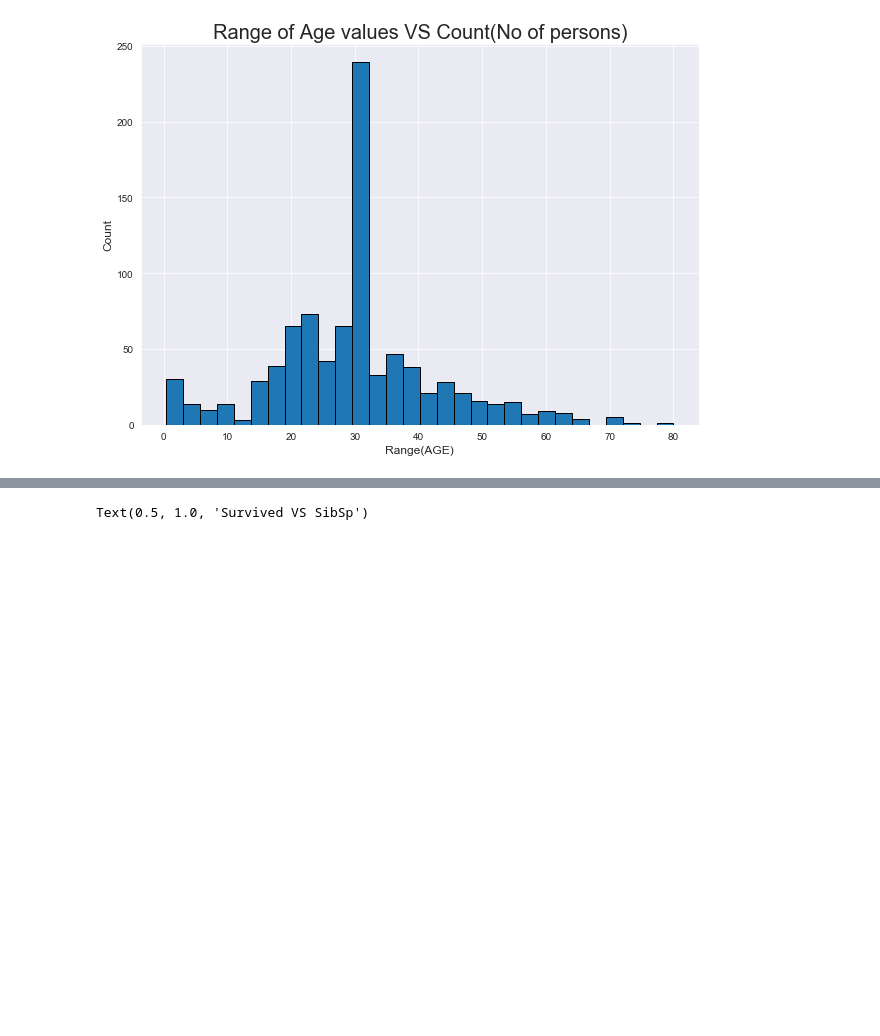
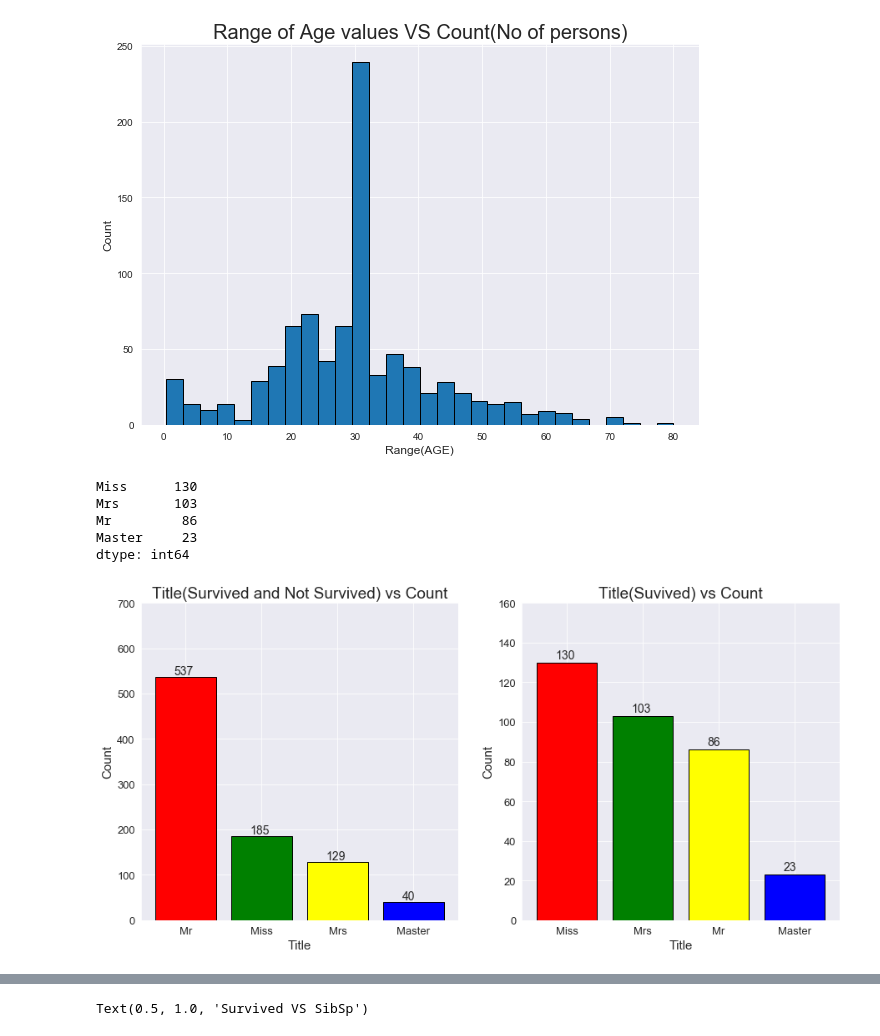
Before and after one commit to KJKR73/Titanic-Dset, a Jupyter notebook: Titanic Dataset Visual.ipynb, the cells around one changed output, grey strips where cells are left out. Drawn from its saved outputs; the diff is of its cells as text; code cells hidden in the pictures; blank space fills up the shorter version.

```diff
--- a/Titanic Dataset Visual.ipynb
+++ b/Titanic Dataset Visual.ipynb
@@ -187,6 +191,64 @@ plt.ylabel('Count', fontsize = 12)
 # %% [output]
 Text(0, 0.5, 'Count')
 [figure]
+# %%
+def get_title(string):
+    if '.' in string:
+        return string.split(',')[1].split('.')[0].strip()
+    else:
+        return 'N.F'
+def replace_titles(x):
+    title = x['Title']
+    if title in ['Capt', 'Col', 'Don', 'Jonkheer', 'Major', 'Rev', 'Sir']:
+        return 'Mr'
+    elif title in ['the Countess', 'Mme', 'Lady']:
+        return 'Mrs'
+    elif title in ['Mlle', 'Ms']:
+        return 'Miss'
+    elif title =='Dr':
+        if x['Sex']=='male':
+            return 'Mr'
+        else:
+            return 'Mrs'
+    else:
+        return title
+
+
+dataset['Title'] = dataset['Name'].apply(get_title)
+temp_title = dataset.apply(replace_titles, axis = 1)
+temp_title.value_counts()
+data_sur = dataset[dataset['Survived'] == 1]
+survived_title = data_sur.apply(replace_titles, axis = 1)
+survived_title.value_counts()
+# %% [output]
+Miss      130
+Mrs       103
+Mr         86
+Master     23
+dtype: int64
+# %%
+fig,axes = plt.subplots(1,2, figsize = (15,7))
+a = axes[0].bar(temp_title.value_counts().index, height=temp_title.value_counts().values, color=['red','green','yellow','blue'],
+       edgecolor = 'Black')
+axes[0].set_xlabel('Title', fontdict={'fontsize':15})
+axes[0].set_ylabel('Count', fontdict={'fontsize':15})
+axes[0].set_title('Title(Survived and Not Survived) vs Count', fontdict={'fontsize':19})
+axes[0].tick_params(labelsize = 13)
+axes[0].set_yticks(range(0,800,100))
+for ax in a.patches:
+    axes[0].text(ax.get_x() + 0.25, ax.get_height() + 5, str(round(ax.get_height(), 2)), fontdict={'fontsize':14})
+
+b = axes[1].bar(survived_title.value_counts().index, height=survived_title.value_counts().values, color=['red','green','yellow','blue'],
+       edgecolor = 'Black')
+axes[1].set_xlabel('Title', fontdict={'fontsize':15})
+axes[1].set_ylabel('Count', fontdict={'fontsize':15})
+axes[1].set_title('Title(Suvived) vs Count', fontdict={'fontsize':19})
+axes[1].tick_params(labelsize = 13)
+axes[1].set_yticks(range(0,180,20))
+for ax in b.patches:
+    axes[1].text(ax.get_x() + 0.25, ax.get_height() + 2, str(round(ax.get_height(), 2)), fontdict={'fontsize':14})
+# %% [output]
+[figure, added]
 # %%
 data_sur_fare = dataset.groupby('Sex').Fare.mean()
 print(data_sur_fare)
```
Also changed, not shown: parts of 32 cells of this notebook.
